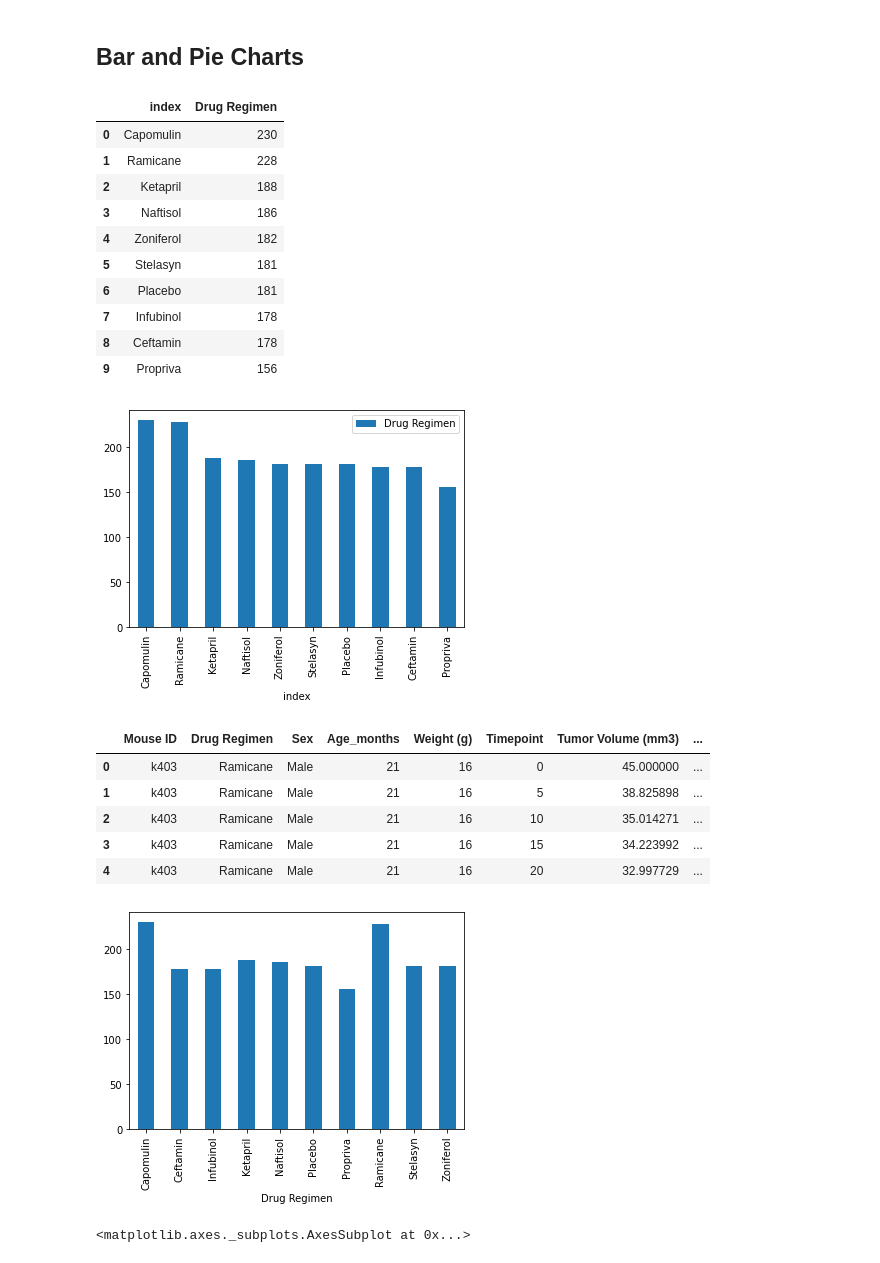
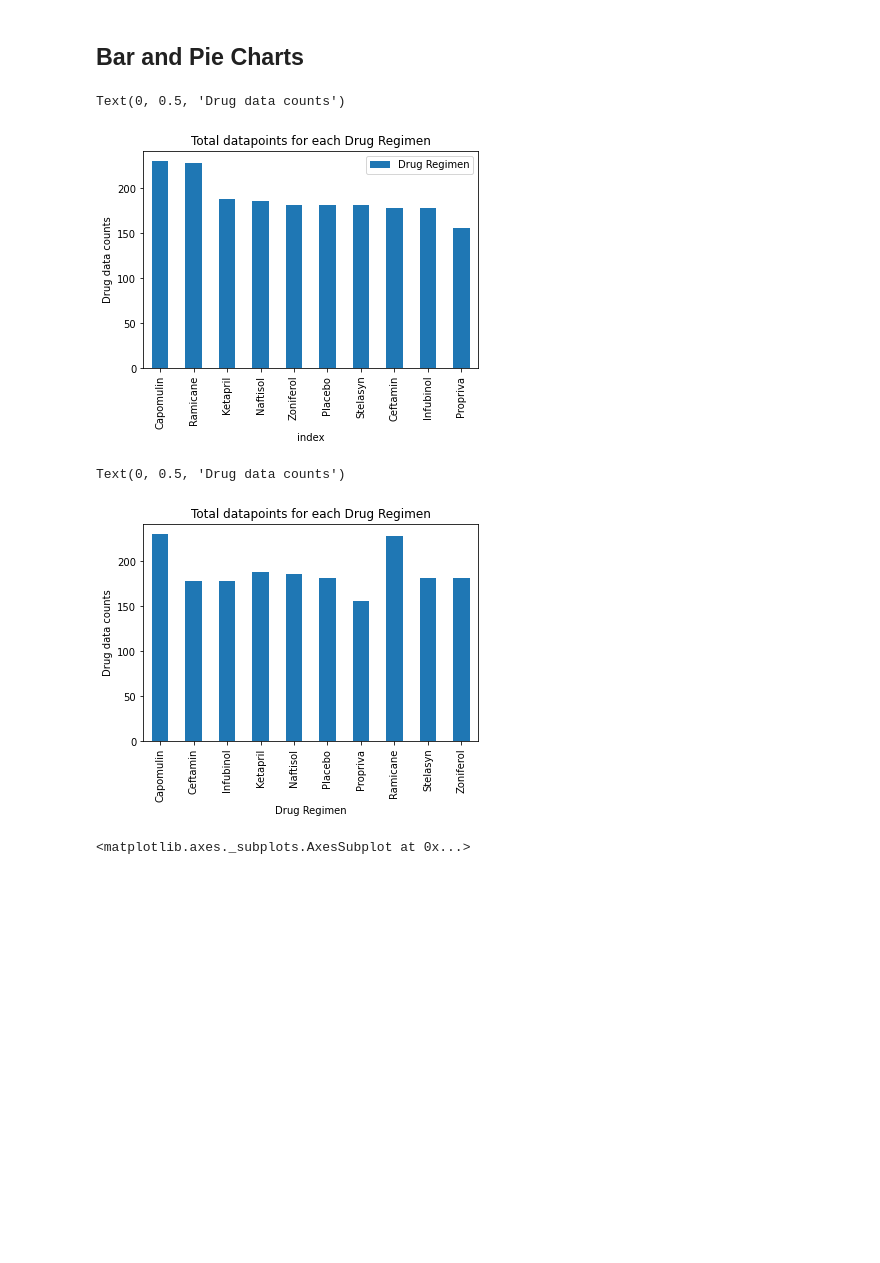
Before and after one commit to jtslater2/JTS-HW5-Matplotlib, a Jupyter notebook: pymaceuticals_jts.ipynb, the cells around one changed output. Drawn from its saved outputs; the diff is of its cells as text; code cells hidden in the pictures; blank space fills up the shorter version.

```diff
--- a/pymaceuticals_jts.ipynb
+++ b/pymaceuticals_jts.ipynb
@@ -84,30 +67,2 @@ drop_df
 # %%
 # Drop any duplicate rows
-# %%
-# Recheck the number of mice
-mouse2_count = len(drop_df["Mouse ID"].unique())
-print(mouse2_count)
-
-#dl = (drop_df["Drug Regimen"]).unique()
-#dl = (drop_df["Drug Regimen"]).value_counts()
-dl = (drop_df["Drug Regimen"]).value_counts()
-#df2 = df.groupby(['timeIndex'])['isZero'].sum().to_frame('isZero').reset_index()
-dl_df = pd.DataFrame(dl)
-dl_df = dl_df.reset_index()
-len(drop_df)
-range(len(drop_df))
-len(drop_df)
-dl
-
-caplist = (set(drop_df.loc[drop_df['Drug Regimen'] == 'Capomulin']['Mouse ID'].to_list()))
-
-#len(set(drop_df.loc[drop_df['Drug Regimen'] == 'Capomulin']['Mouse ID'].to_list()))
-
-
-
-
-
-#dl_df = dl_df.value_counts().rename_axis('drug regimen').reset_index(name='counts')
-#dl_df
-
-caplist
@@ -177,61 +101,48 @@ test2
 # %%
 # Generate a bar plot showing the total number of datapoints for each drug regimen using pandas.
 # There should be a single bar per regimen
-
-#all = test.shape[0]
-#print(all)
-#for x in
 
 dl_df.head()
 dl_df = dl_df.rename(columns={})
 
 dl = (drop_df["Drug Regimen"]).value_counts()
 #df2 = df.groupby(['timeIndex'])['isZero'].sum().to_frame('isZero').reset_index()
 dl_df = pd.DataFrame(dl)
 dl_df = dl_df.reset_index()
 
 
 
 
 #drop_df.plot(x="Drug Regimen", y ="Timepoint", kind ="bar" )
 dl_df.plot(x="index", y ="Drug Regimen", kind ="bar" )
 
+# Add labels to the x and y axes
+plt.title("Total datapoints for each Drug Regimen")
+
+plt.ylabel("Drug data counts")
 
 #plt.show()
 
 #test3 = drop_df.groupby("Drug Regimen")["Timepoint"]
 
 #test3.head()
 
 #test3.plot("Drug Regimen","Timepoint", kind = 'bar')
 #test.head(30)
-dl_df
 # %% [output]
-|  | index | Drug Regimen |
-| 0 | Capomulin | 230 |
-| 1 | Ramicane | 228 |
-| 2 | Ketapril | 188 |
-| 3 | Naftisol | 186 |
-| 4 | Zoniferol | 182 |
-| 5 | Stelasyn | 181 |
-| 6 | Placebo | 181 |
-| 7 | Infubinol | 178 |
-| 8 | Ceftamin | 178 |
-| 9 | Propriva | 156 |
+Text(0, 0.5, 'Drug data counts')
-[figure, old version]
+[figure, new version]
 # %%
 # General identical bar plot using pyplot instead of pandas.
 
 drop_df.groupby("Drug Regimen")["Timepoint"].count().plot(kind='bar')
 drop_df.head()
+
+plt.title("Total datapoints for each Drug Regimen")
+plt.ylabel("Drug data counts")
 # %% [output]
-|  | Mouse ID | Drug Regimen | Sex | Age_months | Weight (g) | Timepoint | Tumor Volume (mm3) | ... |
-| 0 | k403 | Ramicane | Male | 21 | 16 | 0 | 45.000000 | ... |
-| 1 | k403 | Ramicane | Male | 21 | 16 | 5 | 38.825898 | ... |
-| 2 | k403 | Ramicane | Male | 21 | 16 | 10 | 35.014271 | ... |
-| 3 | k403 | Ramicane | Male | 21 | 16 | 15 | 34.223992 | ... |
-| 4 | k403 | Ramicane | Male | 21 | 16 | 20 | 32.997729 | ... |
+Text(0, 0.5, 'Drug data counts')
-[figure, old version]
+[figure, new version]
 # %%
 # Generate a pie plot showing the distribution of female versus male mice using pandas
 
```
Also changed, not shown: parts of 13 cells of this notebook, 1 other file.
